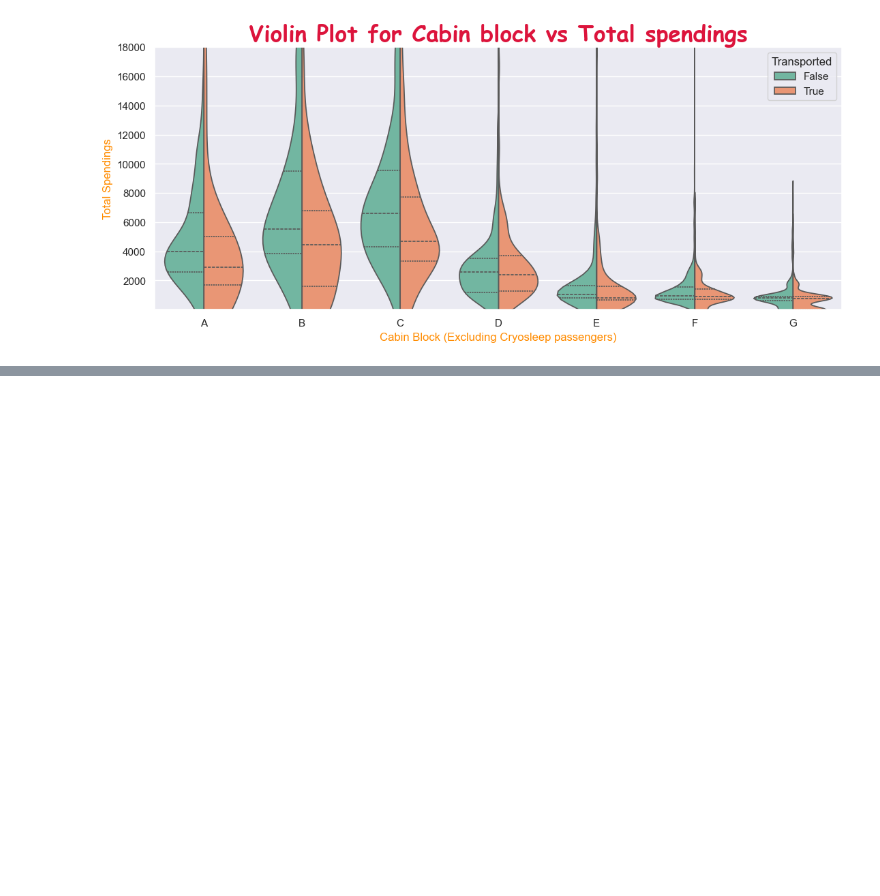
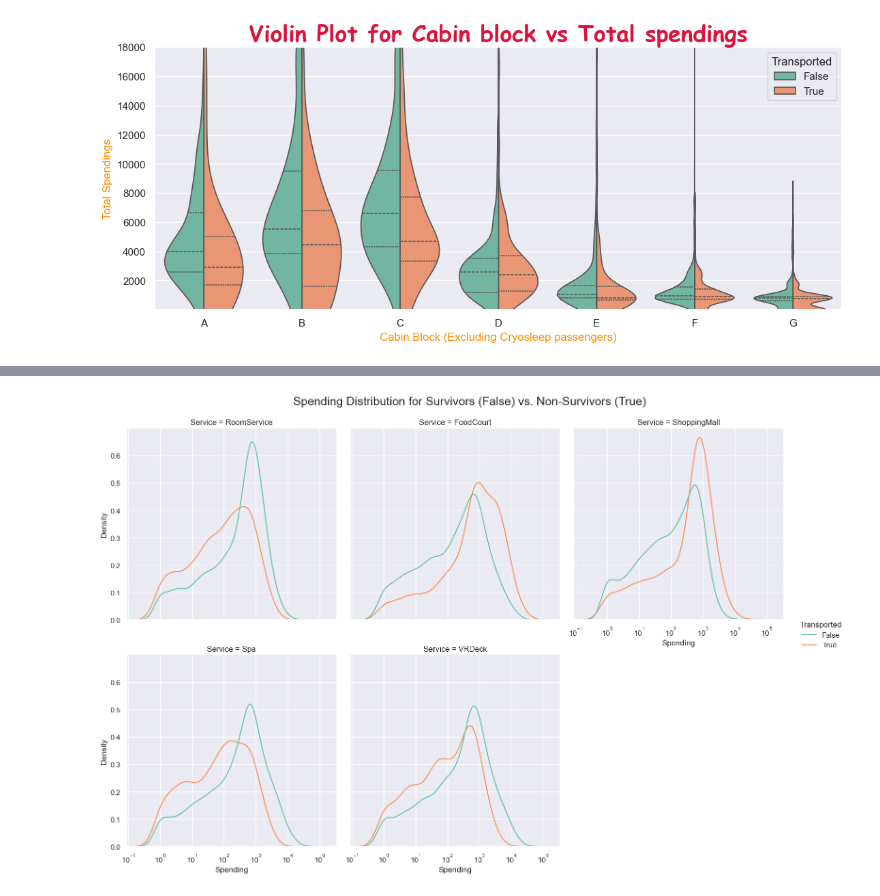
Before and after one commit to bestboybest/OlympusTech3.0--AstroGoodBoy, a Jupyter notebook: Task2/AstroGoodBoy_notebook_cleaning.ipynb, the cells around one changed output, grey strips where cells are left out. Cells and saved outputs as stored; diff of their text form; code cells hidden in the pictures; blank space fills up the shorter version.

```diff
--- a/Task2/AstroGoodBoy_notebook_cleaning.ipynb
+++ b/Task2/AstroGoodBoy_notebook_cleaning.ipynb
@@ -1324,0 +1393,13 @@ plt.show()
+# %%
+#Exploring foodcourt theory (near foodcourt anomaly took place, so people at other places wudve been safer)
+#Also wud've taken place near the cryopods chamber (since cryosleep = True -> more chances of transported)
+
+meltData = cleanData[cleanData['CryoSleep'] == False].melt(id_vars=['Transported'], value_vars=['RoomService', 'FoodCourt', 'ShoppingMall', 'Spa', 'VRDeck'], var_name='Service', value_name='Spending')
+meltData = meltData[meltData['Spending'] > 0]
+
+sns.displot(data=meltData, x='Spending', hue='Transported', col='Service', kind='kde', col_wrap=3, common_norm=False, palette='Set2', log_scale = True)
+
+plt.suptitle("Spending Distribution for Survivors (False) vs. Non-Survivors (True)",    size=18)
+plt.show()
+# %% [output]
+[figure, added]
```
Also changed, not shown: parts of 9 cells of this notebook, 4 other files.
